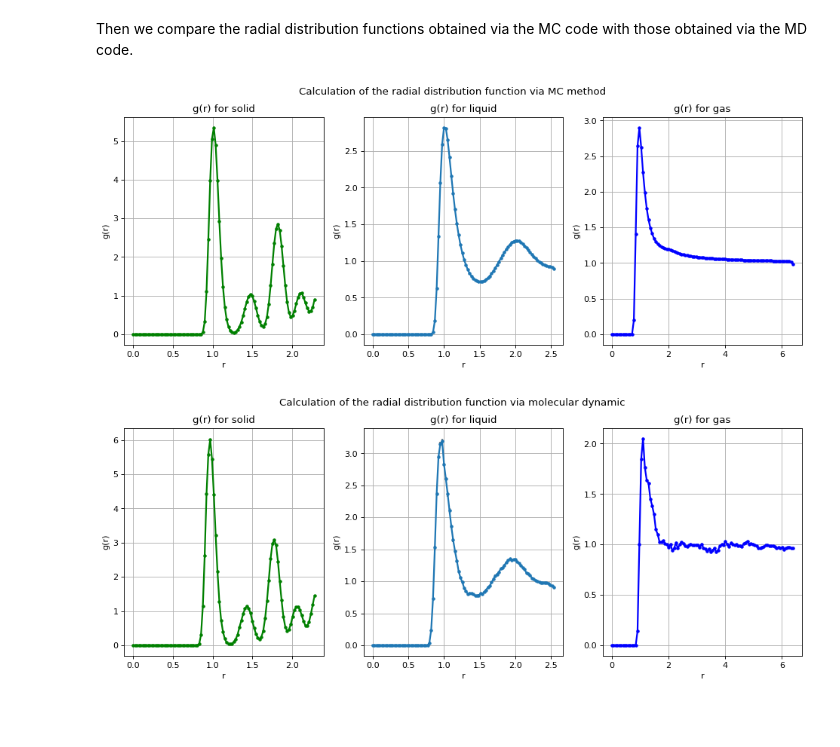
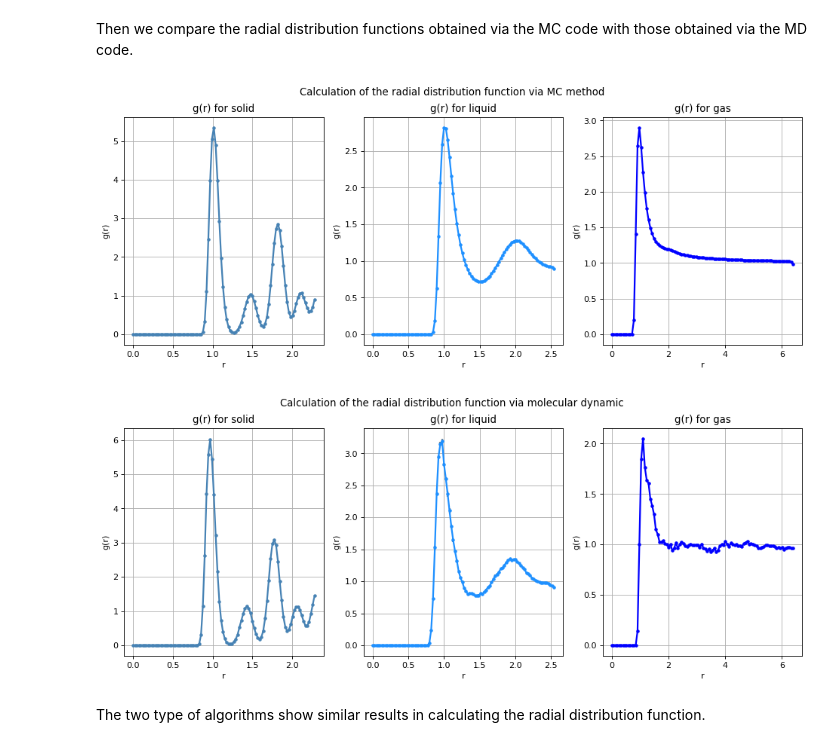
Before and after one commit to StefanoBarison/NSLaboratory, a Jupyter notebook: 07_Exercise/Exercise_07.ipynb, the cells around one changed output. Saved outputs shown, nothing was run; the diff lists cells and outputs as text; code cells hidden in the pictures; blank space fills up the shorter version.

```diff
--- a/07_Exercise/Exercise_07.ipynb
+++ b/07_Exercise/Exercise_07.ipynb
@@ -460,36 +471,36 @@ for i in range(len(s_mc_g)):
 
     xl.append(l_mc_g[i][0])
     yl.append(l_mc_g[i][1])
     yl_err.append(l_mc_g[i][2])
 
     xg.append(g_mc_g[i][0])
     yg.append(g_mc_g[i][1])
     yg_err.append(g_mc_g[i][2])
 
 fig, (ax1,ax2,ax3)=plt.subplots(1,3,figsize=(14.5,5),dpi=80)
 
 fig.suptitle("Calculation of the radial distribution function via MC method")
 
-ax1.errorbar(xs,ys,yerr=ys_err,marker='.',color="green",lw=2,ecolor='gray')
+ax1.errorbar(xs,ys,yerr=ys_err,marker='.',color="steelblue",lw=2,ecolor='gray')
 ax1.set_title('g(r) for solid')
 ax1.set(xlabel='r', ylabel='g(r)')
 ax1.grid(True)
 
-ax2.errorbar(xl,yl,yerr=yl_err,marker='.',lw=2,ecolor='gray')
+ax2.errorbar(xl,yl,yerr=yl_err,marker='.',lw=2,ecolor='gray',color='dodgerblue')
 ax2.set_title('g(r) for liquid')
 ax2.set(xlabel='r', ylabel='g(r)')
 ax2.grid(True)
 
 ax3.errorbar(xg,yg,yerr=yg_err,marker='.',color='blue',lw=2,ecolor='gray')
 ax3.set_title('g(r) for gas')
 ax3.set(xlabel='r', ylabel='g(r)')
 ax3.grid(True)
 
 
 plt.show()
 plt.close()
 # %% [output]
-[figure, old version]
+[figure, new version]
 # %%
 s_md_g=np.loadtxt("results/MD_solid/output.gave.0")
 l_md_g=np.loadtxt("results/MD_liquid/output.gave.0")
@@ -524,12 +535,12 @@ fig, (ax1,ax2,ax3)=plt.subplots(1,3,figsize=(14.5,5),dpi=80)
 
 fig.suptitle("Calculation of the radial distribution function via molecular dynamic")
 
-ax1.errorbar(xs,ys,yerr=ys_err,marker='.',color="green",lw=2,ecolor='gray')
+ax1.errorbar(xs,ys,yerr=ys_err,marker='.',color="steelblue",lw=2,ecolor='gray')
 ax1.set_title('g(r) for solid')
 ax1.set(xlabel='r', ylabel='g(r)')
 ax1.grid(True)
 
-ax2.errorbar(xl,yl,yerr=yl_err,marker='.',lw=2,ecolor='gray')
+ax2.errorbar(xl,yl,yerr=yl_err,marker='.',lw=2,ecolor='gray',color='dodgerblue')
 ax2.set_title('g(r) for liquid')
 ax2.set(xlabel='r', ylabel='g(r)')
 ax2.grid(True)
@@ -543,4 +554,6 @@ ax3.grid(True)
 plt.show()
 plt.close()
 # %% [output]
-[figure, old version]
+[figure, new version]
+# %% [markdown]
+The two type of algorithms show similar results in calculating the radial distribution function.
```
Also changed, not shown: parts of 5 cells of this notebook, 22 other files.
